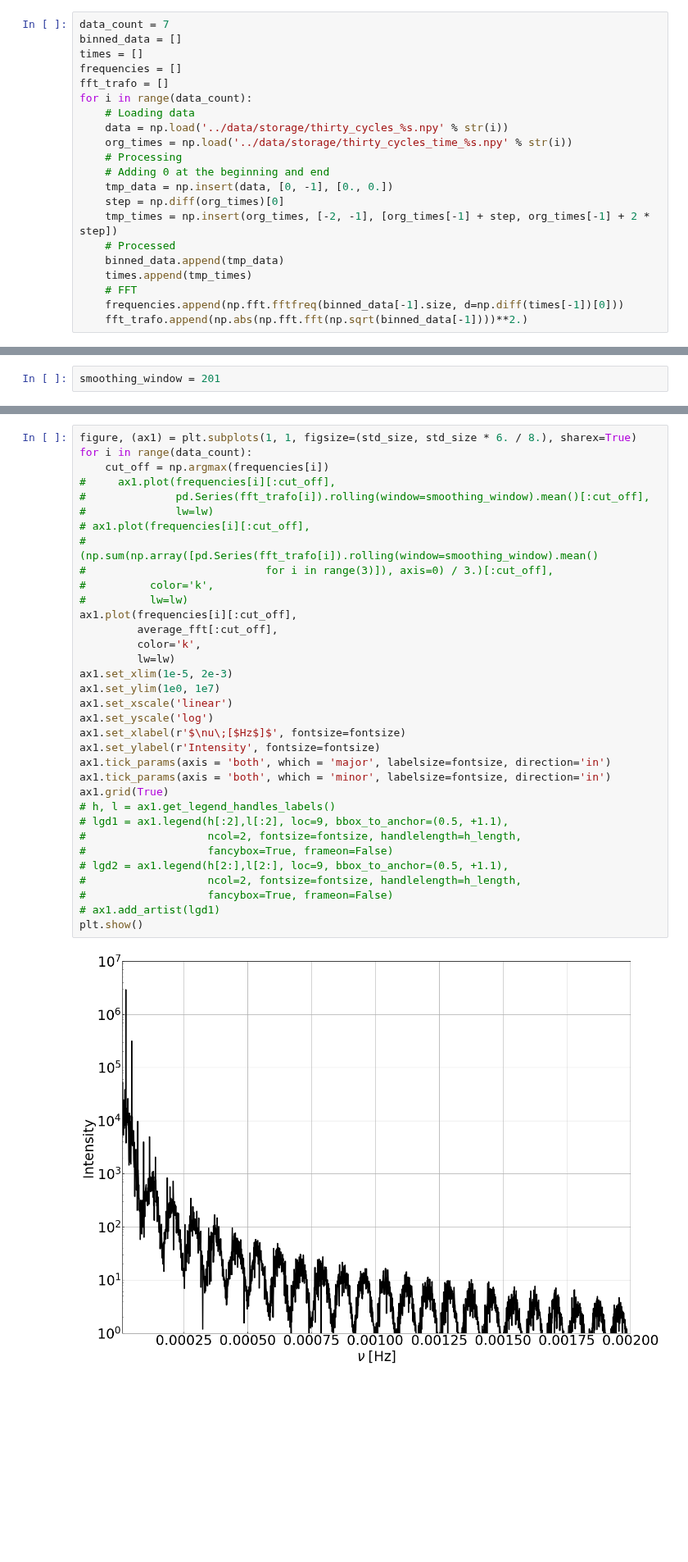
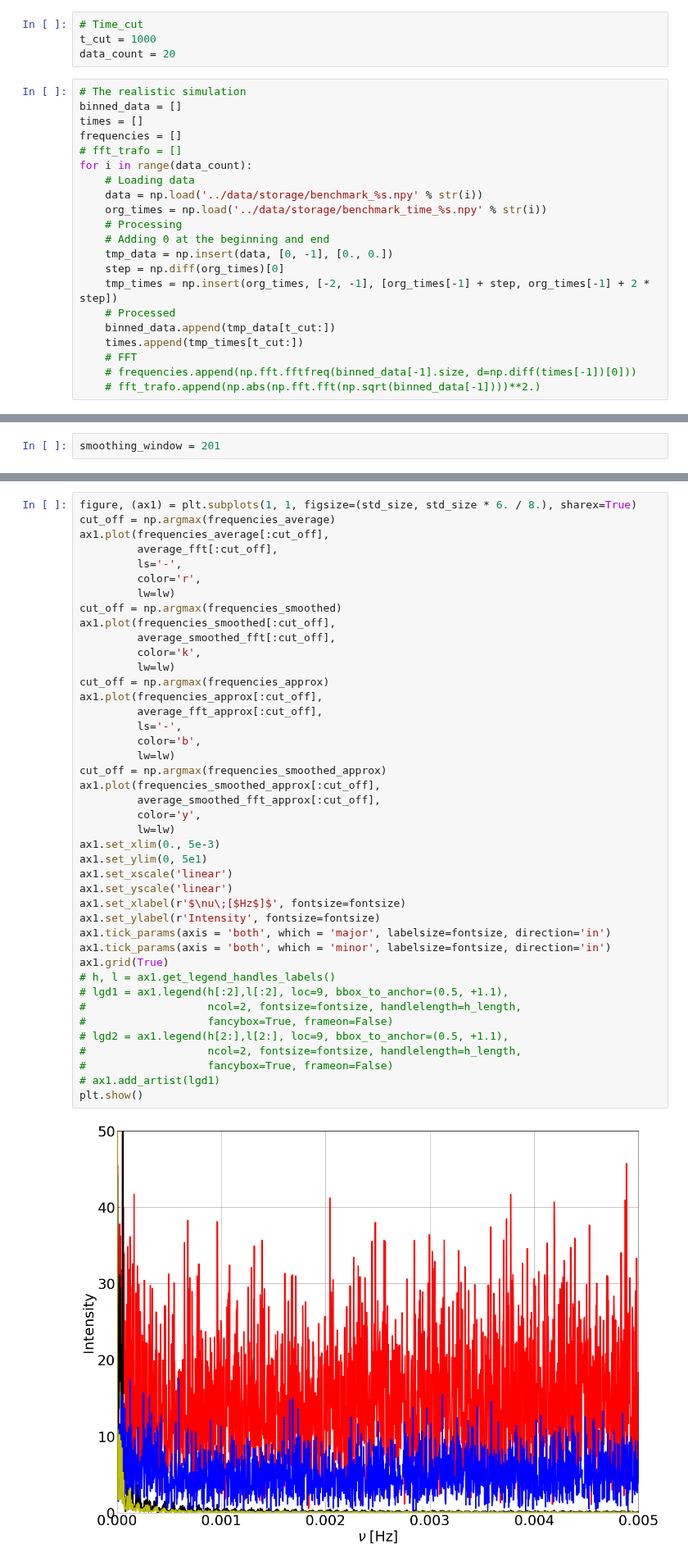
Before and after one commit to MeighenBergerS/fourth_day, a Jupyter notebook: examples/analysis.ipynb, the cells around one changed output, grey strips where cells are left out. Shown at 82% size. Drawn from its saved outputs; the diff is of its cells as text; blank space fills up the shorter version.

```diff
--- a/examples/analysis.ipynb
+++ b/examples/analysis.ipynb
@@ -16,24 +16,28 @@ import pandas as pd
 # %%
 # picture path
 PICS = '../pics/'
+# %%
+# Time_cut
+t_cut = 1000
+data_count = 20
 # %%
-data_count = 7
+# The realistic simulation
 binned_data = []
 times = []
 frequencies = []
-fft_trafo = []
+# fft_trafo = []
 for i in range(data_count):
     # Loading data
-    data = np.load('../data/storage/thirty_cycles_%s.npy' % str(i))
-    org_times = np.load('../data/storage/thirty_cycles_time_%s.npy' % str(i))
+    data = np.load('../data/storage/benchmark_%s.npy' % str(i))
+    org_times = np.load('../data/storage/benchmark_time_%s.npy' % str(i))
     # Processing
     # Adding 0 at the beginning and end
     tmp_data = np.insert(data, [0, -1], [0., 0.])
     step = np.diff(org_times)[0]
     tmp_times = np.insert(org_times, [-2, -1], [org_times[-1] + step, org_times[-1] + 2 * step])
     # Processed
-    binned_data.append(tmp_data)
-    times.append(tmp_times)
+    binned_data.append(tmp_data[t_cut:])
+    times.append(tmp_times[t_cut:])
     # FFT
-    frequencies.append(np.fft.fftfreq(binned_data[-1].size, d=np.diff(times[-1])[0]))
-    fft_trafo.append(np.abs(np.fft.fft(np.sqrt(binned_data[-1])))**2.)
+    # frequencies.append(np.fft.fftfreq(binned_data[-1].size, d=np.diff(times[-1])[0]))
+    # fft_trafo.append(np.abs(np.fft.fft(np.sqrt(binned_data[-1])))**2.)
@@ -99,39 +146,47 @@ plt.show()
 # %%
 figure, (ax1) = plt.subplots(1, 1, figsize=(std_size, std_size * 6. / 8.), sharex=True)
-for i in range(data_count):
-    cut_off = np.argmax(frequencies[i])
-#     ax1.plot(frequencies[i][:cut_off],
-#              pd.Series(fft_trafo[i]).rolling(window=smoothing_window).mean()[:cut_off],
-#              lw=lw)
-# ax1.plot(frequencies[i][:cut_off],
-#          (np.sum(np.array([pd.Series(fft_trafo[i]).rolling(window=smoothing_window).mean()
-#                            for i in range(3)]), axis=0) / 3.)[:cut_off],
-#          color='k',
-#          lw=lw)
-ax1.plot(frequencies[i][:cut_off],
+cut_off = np.argmax(frequencies_average)
+ax1.plot(frequencies_average[:cut_off],
          average_fft[:cut_off],
+         ls='-',
+         color='r',
+         lw=lw)
+cut_off = np.argmax(frequencies_smoothed)
+ax1.plot(frequencies_smoothed[:cut_off],
+         average_smoothed_fft[:cut_off],
          color='k',
          lw=lw)
-ax1.set_xlim(1e-5, 2e-3)
-ax1.set_ylim(1e0, 1e7)
+cut_off = np.argmax(frequencies_approx)
+ax1.plot(frequencies_approx[:cut_off],
+         average_fft_approx[:cut_off],
+         ls='-',
+         color='b',
+         lw=lw)
+cut_off = np.argmax(frequencies_smoothed_approx)
+ax1.plot(frequencies_smoothed_approx[:cut_off],
+         average_smoothed_fft_approx[:cut_off],
+         color='y',
+         lw=lw)
+ax1.set_xlim(0., 5e-3)
+ax1.set_ylim(0, 5e1)
 ax1.set_xscale('linear')
-ax1.set_yscale('log')
+ax1.set_yscale('linear')
 ax1.set_xlabel(r'$\nu\;[$Hz$]$', fontsize=fontsize)
 ax1.set_ylabel(r'Intensity', fontsize=fontsize)
 ax1.tick_params(axis = 'both', which = 'major', labelsize=fontsize, direction='in')
 ax1.tick_params(axis = 'both', which = 'minor', labelsize=fontsize, direction='in')
 ax1.grid(True)
 # h, l = ax1.get_legend_handles_labels()
 # lgd1 = ax1.legend(h[:2],l[:2], loc=9, bbox_to_anchor=(0.5, +1.1),
 #                   ncol=2, fontsize=fontsize, handlelength=h_length,
 #                   fancybox=True, frameon=False)
 # lgd2 = ax1.legend(h[2:],l[2:], loc=9, bbox_to_anchor=(0.5, +1.1),
 #                   ncol=2, fontsize=fontsize, handlelength=h_length,
 #                   fancybox=True, frameon=False)
 # ax1.add_artist(lgd1)
 plt.show()
 # %% [output]
-[figure, old version]
+[figure, new version]
 # %%
 figure.savefig(PICS + "FFT.png",
                bbox_inches='tight')
```
Also changed, not shown: parts of 7 cells of this notebook, 11 other files.
